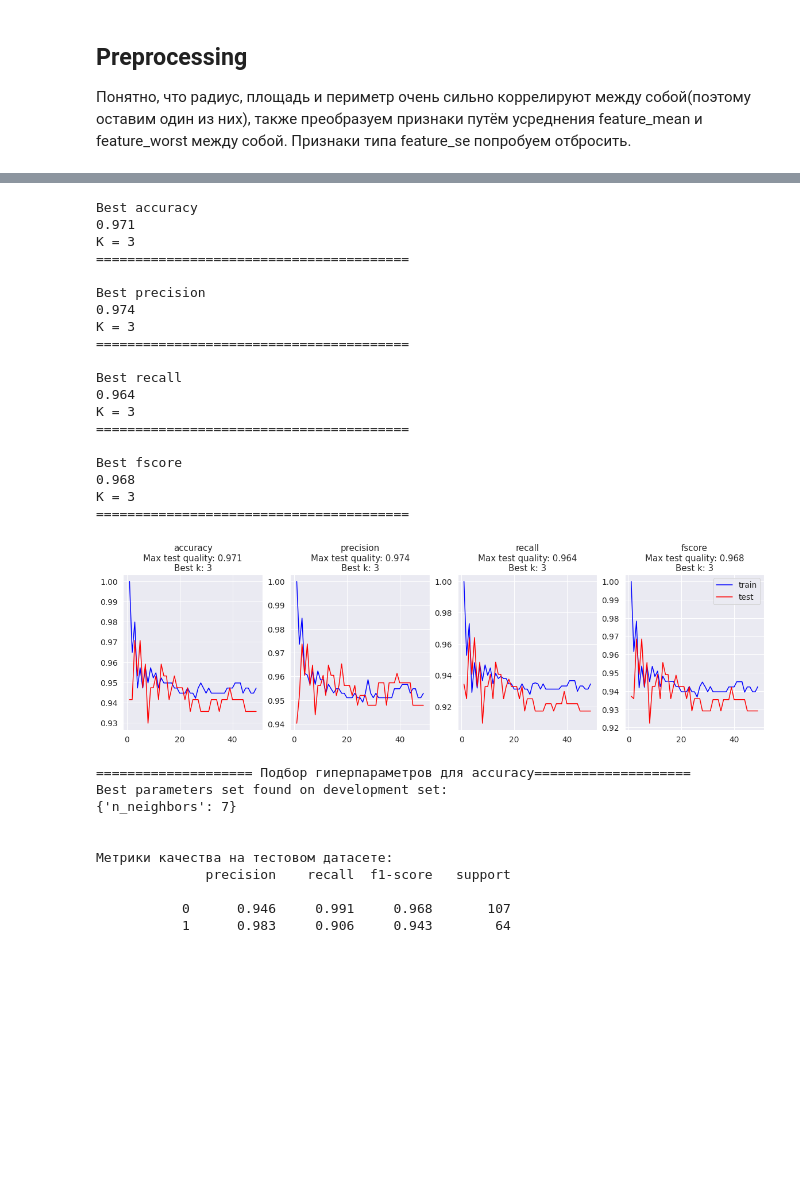
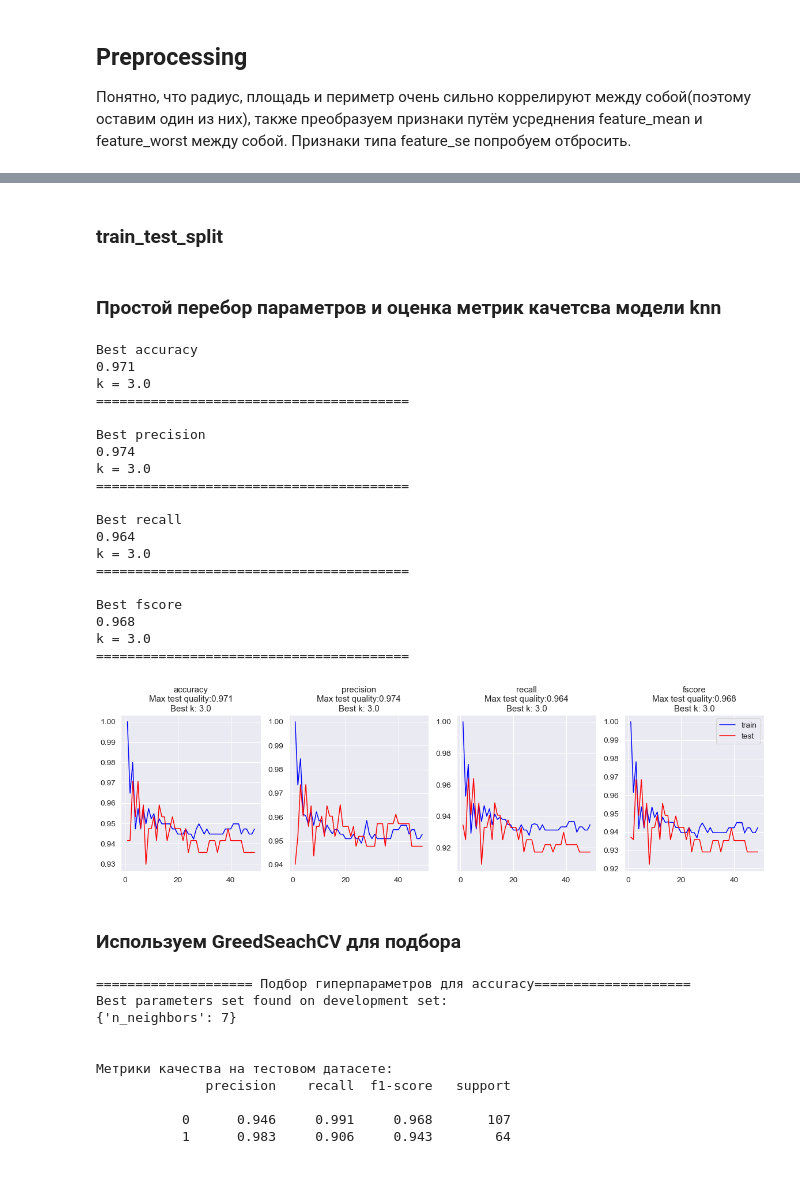
Before and after one commit to grannycola/my_projects, a Jupyter notebook: hw-4/model.ipynb, the cells around one changed output, grey strips where cells are left out. Saved outputs shown, nothing was run; the diff lists cells and outputs as text; code cells hidden in the pictures; blank space fills up the shorter version.

```diff
--- a/hw-4/model.ipynb
+++ b/hw-4/model.ipynb
@@ -24,5 +24,6 @@ names_of_cols = ['radius', 'texture',
                  'smoothness', 'compactness',
                  'concavity', 'concave points',
                  'symmetry', 'fractal_dimension']
+
 data = data.replace({'diagnosis':{'M':1, 'B':0}})
-data['diagnosis'] = pd.to_numeric(data['diagnosis'])
+data.describe()
@@ -53,11 +65,3 @@ for name in names_of_cols:
     data.drop(columns=name + '_se', axis=1, inplace=True)
 
 data.drop(columns=['radius', 'perimeter'], axis=1, inplace=True)
-# %%
-data = data.replace({'diagnosis':{'M':1, 'B':0}})
-data['diagnosis'] = pd.to_numeric(data['diagnosis'])
-k = 6
-corr = data.corr()
-
-# 6 наиболее скореллированных признаков с целевой переменной
-cols = corr.nlargest(k, 'diagnosis')['diagnosis'].index.tolist()
@@ -79,3 +96,5 @@ sns.pairplot(data[cols], hue='diagnosis')
+# %% [markdown]
+### train_test_split
 # %%
 X_train, X_test, y_train, y_test = train_test_split(data.loc[:, 'texture':], data['diagnosis'],
                                                     test_size=0.3, stratify=data['diagnosis'],
@@ -84,10 +103,10 @@ X_train, X_test, y_train, y_test = train_test_split(data.loc[:, 'texture':], dat
 scaler = StandardScaler()
 X_train = scaler.fit_transform(X_train)
 X_test = scaler.transform(X_test)
+# %% [markdown]
+### Простой перебор параметров и оценка метрик качетсва модели knn
 # %%
-neighbors = range(1, 50)
-
-def predict_and_write_metrics(model, X, y, k, report):
+def predict_and_write_metrics(model, X, y, params, report): # запись разных скоров по выбранной сетке параметров
     y_pred = model.predict(X)
     scorings = precision_recall_fscore_support(y, y_pred, average='macro')
     accuracy = accuracy_score(y, y_pred)
@@ -95,59 +114,67 @@ def predict_and_write_metrics(model, X, y, k, report):
     report['precision'].append(scorings[0])
     report['recall'].append(scorings[1])
     report['fscore'].append(scorings[2])
-    report['k'].append(k)
+    for param in params:
+        report[param].append(np.round(params[param], 3))
+
+def show_graph_with_best_param(report_train, report_test, param, param_name):
+    # Отображение "лучших" метрик качества и параметров модели для них
+    for col in report_test.columns[:-1]:
+        print('\nBest', col,'\n{:.3f}'.format(report_test.iloc[report_test[col].argmax()][col]) ,
+                f'\n{param_name} =', report_test.iloc[report_test[col].argmax()][param_name], "\n" + "==" * 20)
+
+    fig, axs = plt.subplots(1, 4, figsize=(20,5))
+    # Отображение измения качества на трейне и тесте для разных метрик качества
+    for i, col in enumerate(report_test.columns[:-1]):
+        axs[i].plot(param, report_train[col], color='blue', label='train')
+        axs[i].plot(param, report_test[col], color='red', label='test')
+        axs[i].title.set_text(col + "\n" + "Max test quality:" +
+                              f"{np.round(max(report_test[col]), 3)}" + "\n" +
+                              f"Best {param_name}: {report_test.iloc[report_test[col].argmax()][param_name]}")
+    plt.legend()
+    plt.show()
+
+neighbors = range(1, 50)
 
 report_train = {'accuracy':[], 'precision':[],'recall':[],'fscore':[],'k':[]}
 report_test = {'accuracy':[], 'precision':[],'recall':[],'fscore':[],'k':[]}
 
 
 # Наивный перебор соседей и оценка метрик
 for k in neighbors:
     knn = KNeighborsClassifier(n_neighbors=k)
     knn.fit(X_train, y_train.ravel())
 
-    predict_and_write_metrics(knn, X_train, y_train, k, report_train)
-    predict_and_write_metrics(knn, X_test, y_test, k, report_test)
+    predict_and_write_metrics(knn, X_train, y_train, {'k':k}, report_train)
+    predict_and_write_metrics(knn, X_test, y_test, {'k':k}, report_test)
 
 report_train = pd.DataFrame(report_train)
 report_test = pd.DataFrame(report_test)
 
-# Отображение "лучших" метрик качества и кол-во соседей для них
-for col in report_test.columns[:-1]:
-    print('\nBest', col,'\n{:.3f}'.format(report_test.iloc[report_test[col].argmax()][col]) ,
-            '\nK =', int(report_test.iloc[report_test[col].argmax()]['k']), "\n" + "==" * 20)
-
-fig, axs = plt.subplots(1, 4, figsize=(20,5))
-
-# Отображение измения качества на трейне и тесте для разных метрик качества
-for i, col in enumerate(report_test.columns[:-1]):
-    axs[i].plot(neighbors, report_train[col], color='blue', label='train')
-    axs[i].plot(neighbors, report_test[col], color='red', label='test')
-    axs[i].title.set_text(col + "\nMax test quality: {:.3f}\nBest k: {}".format(max(report_test[col]),
-                                                            int(report_test.iloc[report_test[col].argmax()]['k'])))
-plt.legend()
-plt.show()
+show_graph_with_best_param(report_train, report_test, neighbors, 'k')
 # %% [output]
 Best accuracy
 0.971
-K = 3
+k = 3.0
 ========================================
 
 Best precision
 0.974
-K = 3
+k = 3.0
 ========================================
 
 Best recall
 0.964
-K = 3
+k = 3.0
 ========================================
 
 Best fscore
 0.968
-K = 3
+k = 3.0
 ========================================
-[figure, old version]
+[figure, new version]
+# %% [markdown]
+### Используем GreedSeachCV для подбора
 # %%
 from sklearn.model_selection import GridSearchCV
 from sklearn.metrics import classification_report
```
Also changed, not shown: parts of 23 cells of this notebook.
